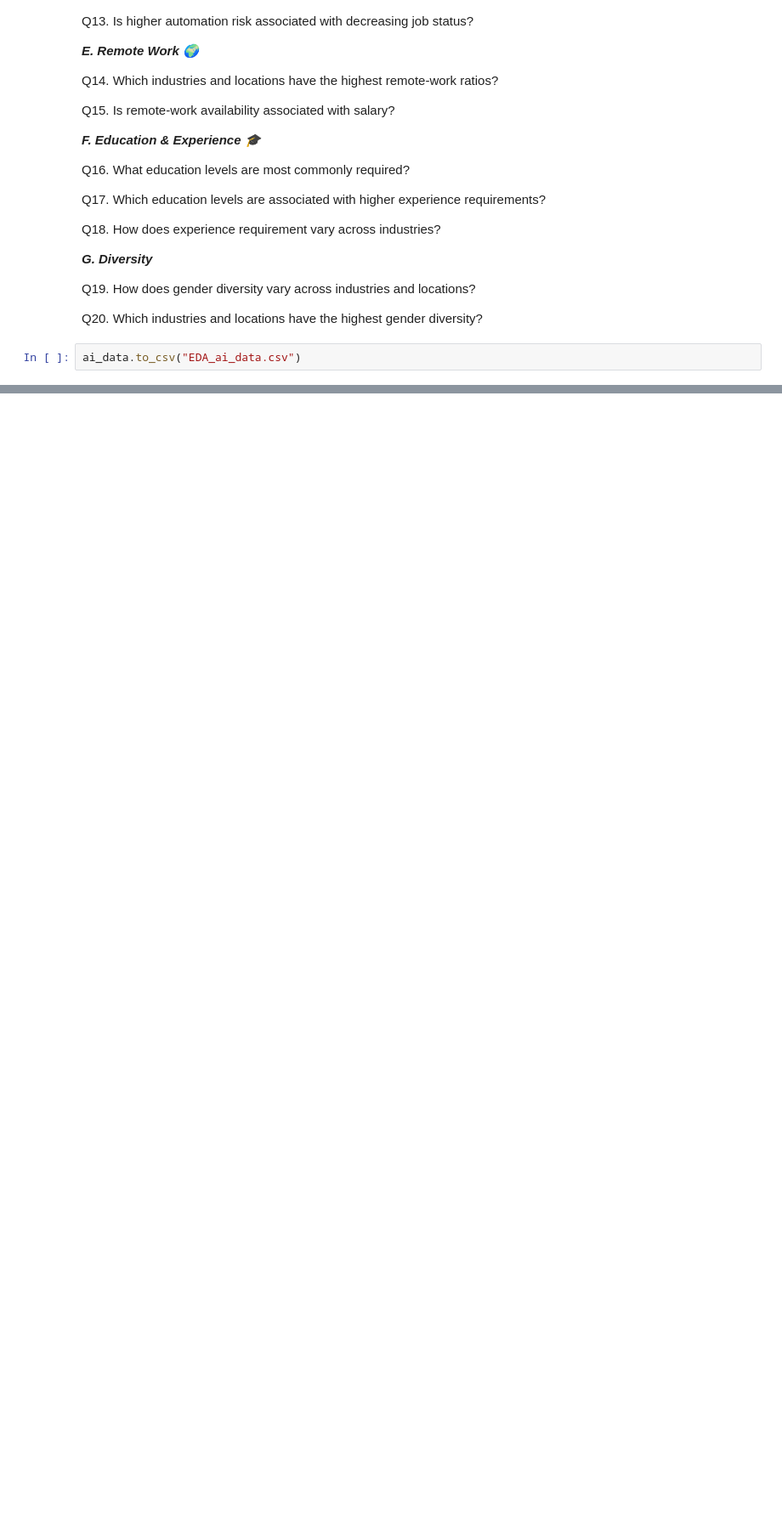
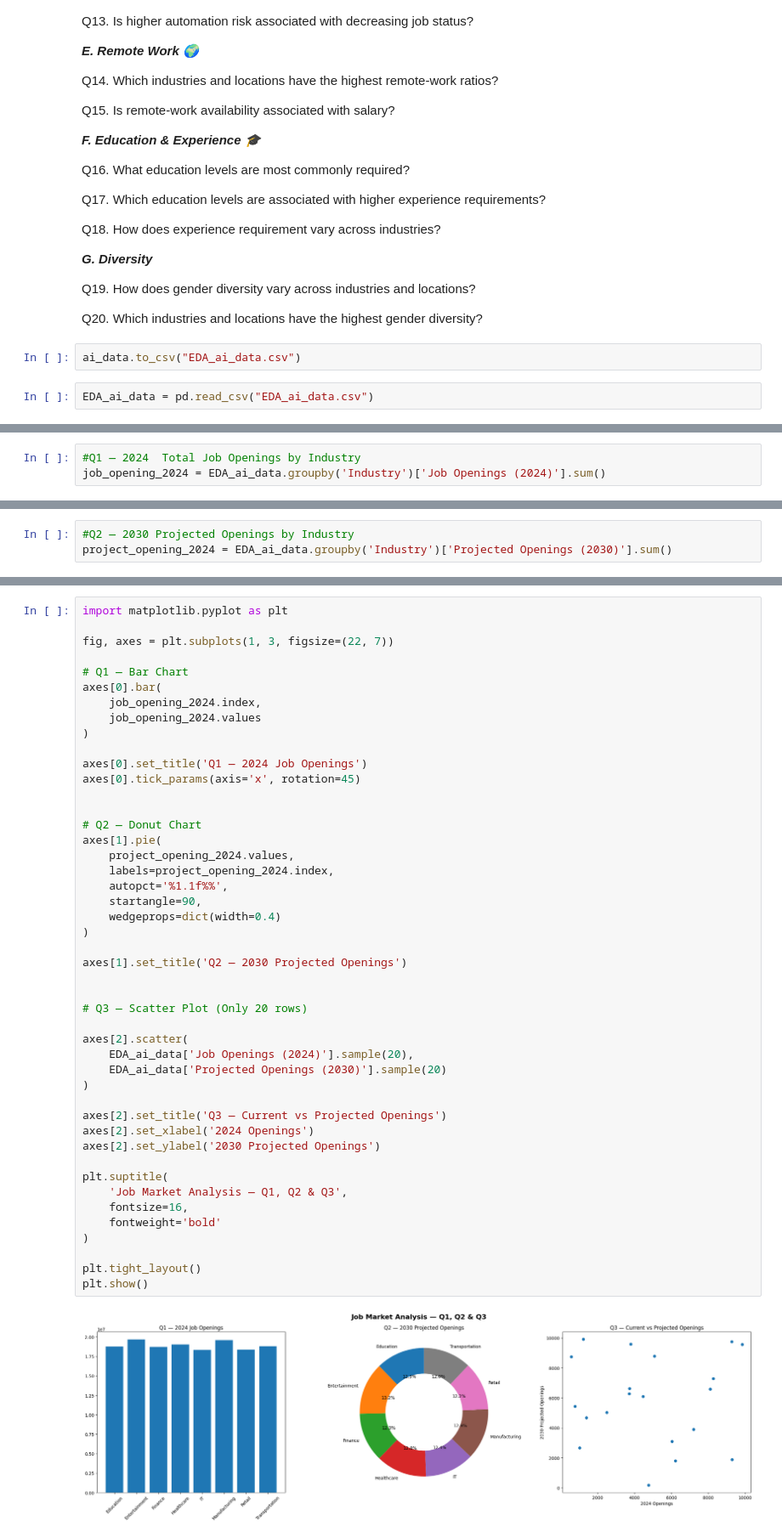
Before and after one commit to AJ0043/AI-Future-of-Jobs-Intelligence-Platform, a Jupyter notebook: AI_Adoption_&_Growth_Analysis.ipynb, the cells around one changed output, grey strips where cells are left out. Shown at 85% size. Saved outputs shown, nothing was run; the diff lists cells and outputs as text; blank space fills up the shorter version.

```diff
--- a/AI_Adoption_&_Growth_Analysis.ipynb
+++ b/AI_Adoption_&_Growth_Analysis.ipynb
@@ -1362,3 +1362,5 @@ Q19. How does gender diversity vary across industries and locations?
 Q20. Which industries and locations have the highest gender diversity?
 # %%
 ai_data.to_csv("EDA_ai_data.csv")
+# %%
+EDA_ai_data = pd.read_csv("EDA_ai_data.csv")
@@ -1364,0 +1378,3 @@ ai_data.to_csv("EDA_ai_data.csv")
+# %%
+#Q1 — 2024  Total Job Openings by Industry
+job_opening_2024 = EDA_ai_data.groupby('Industry')['Job Openings (2024)'].sum()
@@ -1364,0 +1395,3 @@ ai_data.to_csv("EDA_ai_data.csv")
+# %%
+#Q2 — 2030 Projected Openings by Industry
+project_opening_2024 = EDA_ai_data.groupby('Industry')['Projected Openings (2030)'].sum()
@@ -1364,0 +1431,48 @@ ai_data.to_csv("EDA_ai_data.csv")
+# %%
+import matplotlib.pyplot as plt
+
+fig, axes = plt.subplots(1, 3, figsize=(22, 7))
+
+# Q1 — Bar Chart
+axes[0].bar(
+    job_opening_2024.index,
+    job_opening_2024.values
+)
+
+axes[0].set_title('Q1 — 2024 Job Openings')
+axes[0].tick_params(axis='x', rotation=45)
+
+
+# Q2 — Donut Chart
+axes[1].pie(
+    project_opening_2024.values,
+    labels=project_opening_2024.index,
+    autopct='%1.1f%%',
+    startangle=90,
+    wedgeprops=dict(width=0.4)
+)
+
+axes[1].set_title('Q2 — 2030 Projected Openings')
+
+
+# Q3 — Scatter Plot (Only 20 rows)
+
+axes[2].scatter(
+    EDA_ai_data['Job Openings (2024)'].sample(20),
+    EDA_ai_data['Projected Openings (2030)'].sample(20)
+)
+
+axes[2].set_title('Q3 — Current vs Projected Openings')
+axes[2].set_xlabel('2024 Openings')
+axes[2].set_ylabel('2030 Projected Openings')
+
+plt.suptitle(
+    'Job Market Analysis — Q1, Q2 & Q3',
+    fontsize=16,
+    fontweight='bold'
+)
+
+plt.tight_layout()
+plt.show()
+# %% [output]
+[figure, added]
```
Also changed, not shown: parts of 8 cells of this notebook.
